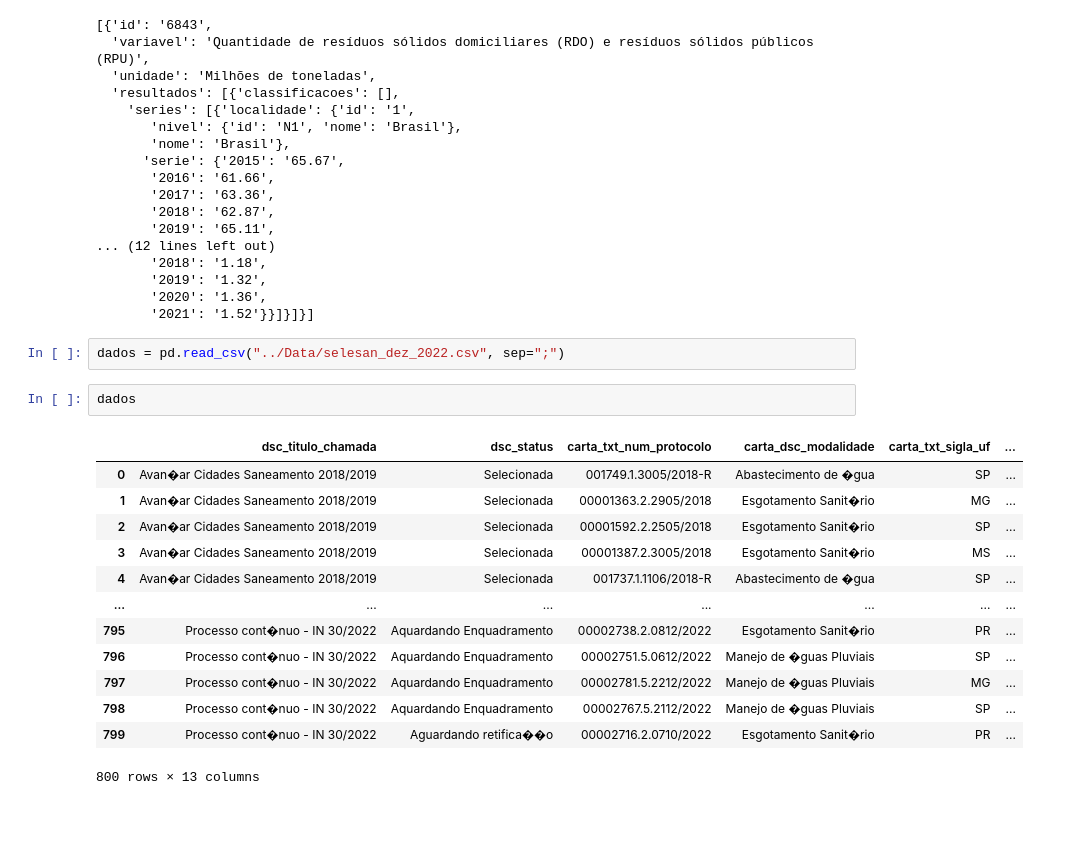
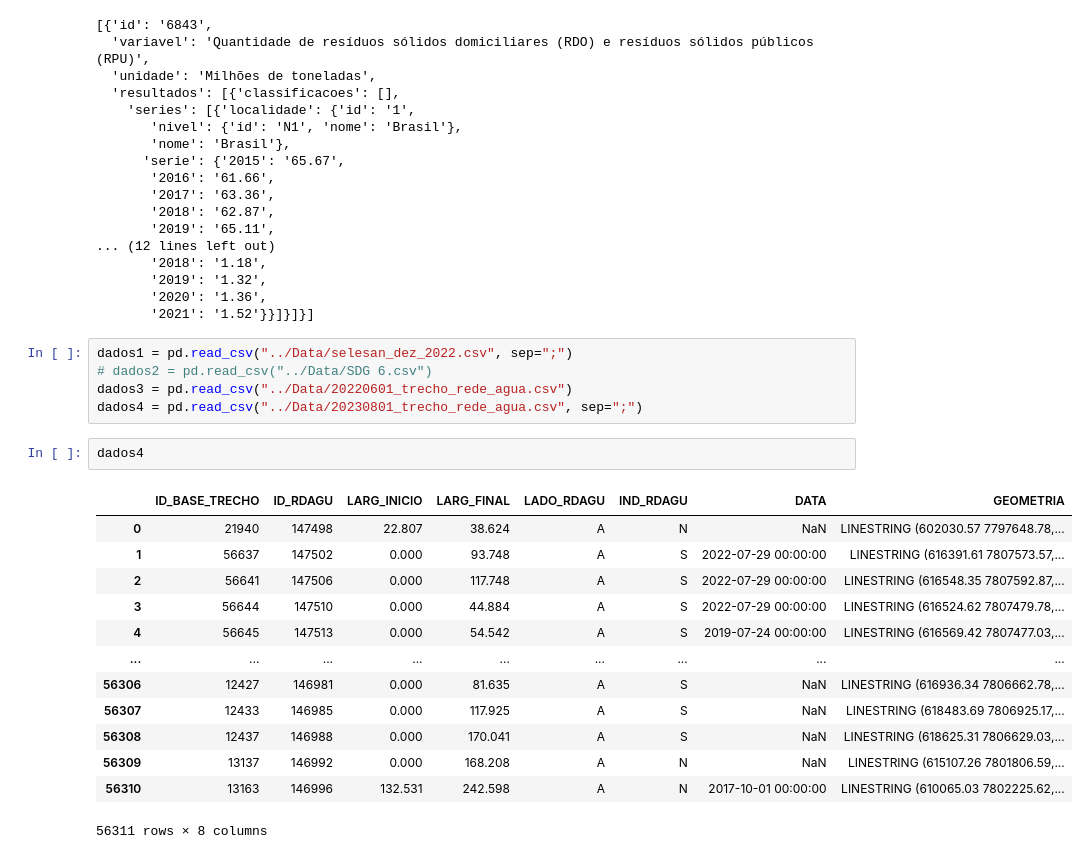
Before and after one commit to jeffersonrafael/desafio_brk, a Jupyter notebook: Jefferson/analise.ipynb, the cells around one changed output. Saved outputs shown, nothing was run; the diff lists cells and outputs as text; blank space fills up the shorter version.

```diff
--- a/Jefferson/analise.ipynb
+++ b/Jefferson/analise.ipynb
@@ -31,21 +35,24 @@ data[0]
        '2019': '1.32',
        '2020': '1.36',
        '2021': '1.52'}}]}]}]
-# %%
-dados = pd.read_csv("../Data/selesan_dez_2022.csv", sep=";")
-# %%
-dados
-# %% [output]
-|  | dsc_titulo_chamada | dsc_status | carta_txt_num_protocolo | carta_dsc_modalidade | carta_txt_sigla_uf | ... |
-| 0 | Avan�ar Cidades Saneamento 2018/2019 | Selecionada | 001749.1.3005/2018-R | Abastecimento de �gua | SP | ... |
-| 1 | Avan�ar Cidades Saneamento 2018/2019 | Selecionada | 00001363.2.2905/2018 | Esgotamento Sanit�rio | MG | ... |
-| 2 | Avan�ar Cidades Saneamento 2018/2019 | Selecionada | 00001592.2.2505/2018 | Esgotamento Sanit�rio | SP | ... |
-| 3 | Avan�ar Cidades Saneamento 2018/2019 | Selecionada | 00001387.2.3005/2018 | Esgotamento Sanit�rio | MS | ... |
-| 4 | Avan�ar Cidades Saneamento 2018/2019 | Selecionada | 001737.1.1106/2018-R | Abastecimento de �gua | SP | ... |
-| ... | ... | ... | ... | ... | ... | ... |
-| 795 | Processo cont�nuo - IN 30/2022 | Aquardando Enquadramento | 00002738.2.0812/2022 | Esgotamento Sanit�rio | PR | ... |
-| 796 | Processo cont�nuo - IN 30/2022 | Aquardando Enquadramento | 00002751.5.0612/2022 | Manejo de �guas Pluviais | SP | ... |
-| 797 | Processo cont�nuo - IN 30/2022 | Aquardando Enquadramento | 00002781.5.2212/2022 | Manejo de �guas Pluviais | MG | ... |
-| 798 | Processo cont�nuo - IN 30/2022 | Aquardando Enquadramento | 00002767.5.2112/2022 | Manejo de �guas Pluviais | SP | ... |
-| 799 | Processo cont�nuo - IN 30/2022 | Aguardando retifica��o | 00002716.2.0710/2022 | Esgotamento Sanit�rio | PR | ... |
-800 rows × 13 columns
+# %%
+dados1 = pd.read_csv("../Data/selesan_dez_2022.csv", sep=";")
+# dados2 = pd.read_csv("../Data/SDG 6.csv")
+dados3 = pd.read_csv("../Data/20220601_trecho_rede_agua.csv")
+dados4 = pd.read_csv("../Data/20230801_trecho_rede_agua.csv", sep=";")
+# %%
+dados4
+# %% [output]
+|  | ID_BASE_TRECHO | ID_RDAGU | LARG_INICIO | LARG_FINAL | LADO_RDAGU | IND_RDAGU | DATA | GEOMETRIA |
+| 0 | 21940 | 147498 | 22.807 | 38.624 | A | N | NaN | LINESTRING (602030.57 7797648.78,... |
+| 1 | 56637 | 147502 | 0.000 | 93.748 | A | S | 2022-07-29 00:00:00 | LINESTRING (616391.61 7807573.57,... |
+| 2 | 56641 | 147506 | 0.000 | 117.748 | A | S | 2022-07-29 00:00:00 | LINESTRING (616548.35 7807592.87,... |
+| 3 | 56644 | 147510 | 0.000 | 44.884 | A | S | 2022-07-29 00:00:00 | LINESTRING (616524.62 7807479.78,... |
+| 4 | 56645 | 147513 | 0.000 | 54.542 | A | S | 2019-07-24 00:00:00 | LINESTRING (616569.42 7807477.03,... |
+| ... | ... | ... | ... | ... | ... | ... | ... | ... |
+| 56306 | 12427 | 146981 | 0.000 | 81.635 | A | S | NaN | LINESTRING (616936.34 7806662.78,... |
+| 56307 | 12433 | 146985 | 0.000 | 117.925 | A | S | NaN | LINESTRING (618483.69 7806925.17,... |
+| 56308 | 12437 | 146988 | 0.000 | 170.041 | A | S | NaN | LINESTRING (618625.31 7806629.03,... |
+| 56309 | 13137 | 146992 | 0.000 | 168.208 | A | N | NaN | LINESTRING (615107.26 7801806.59,... |
+| 56310 | 13163 | 146996 | 132.531 | 242.598 | A | N | 2017-10-01 00:00:00 | LINESTRING (610065.03 7802225.62,... |
+56311 rows × 8 columns
```
Also changed, not shown: parts of 3 cells of this notebook.
